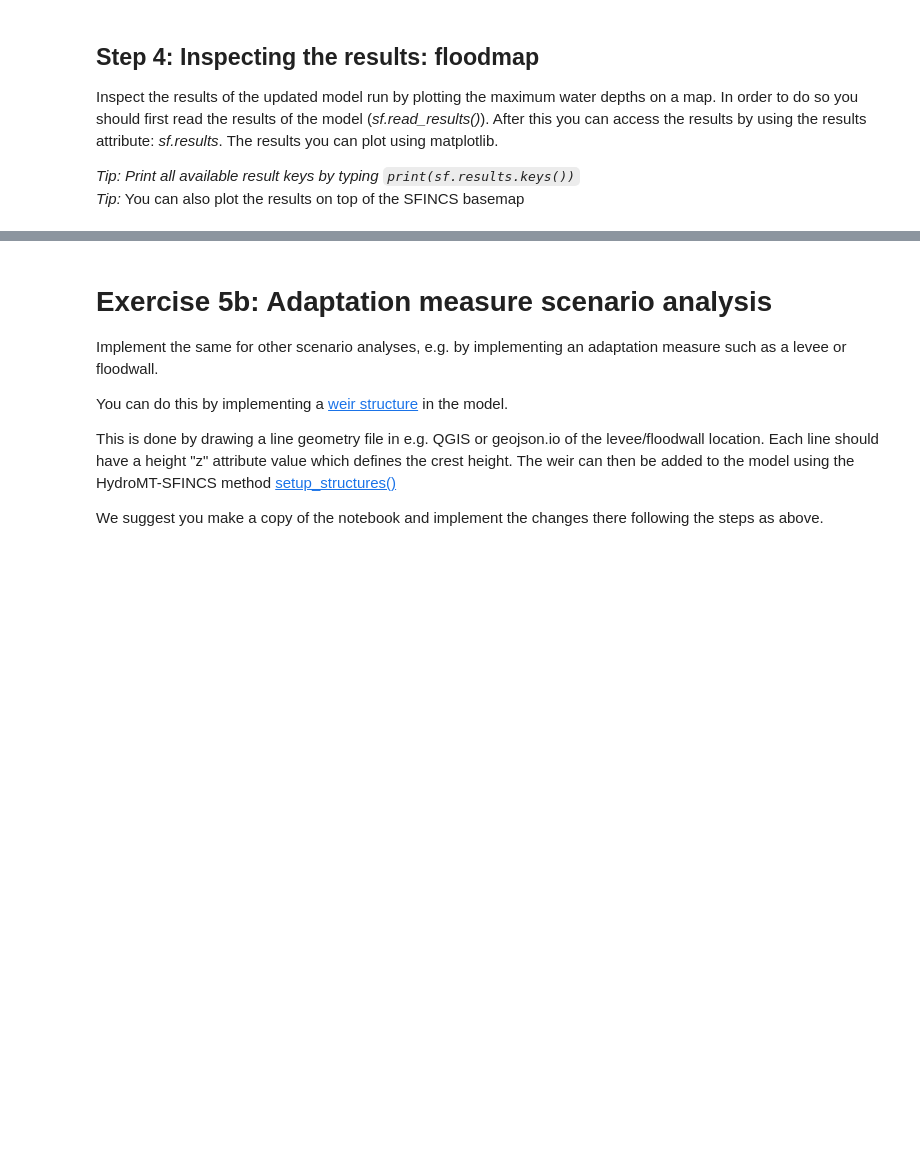
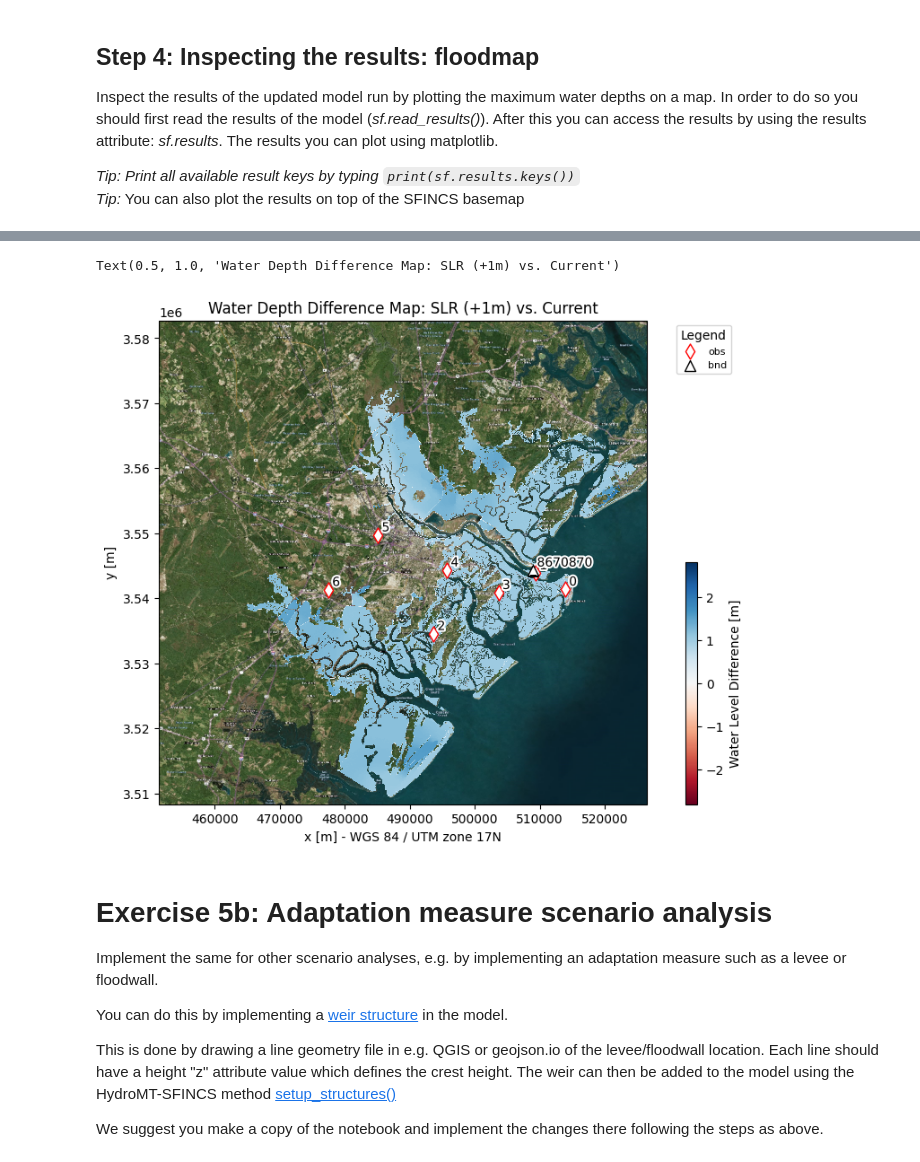
Before and after one commit to sd-59/Assignment_2_Coastal_flood_hazard_assessment-, a Jupyter notebook: notebooks/03_SFINCS_model_scenario_analysis.ipynb, the cells around one changed output, grey strips where cells are left out. Cells and saved outputs as stored; diff of their text form; code cells hidden in the pictures; blank space fills up the shorter version.

Commit message:
Floodmap difference added

```diff
--- a/notebooks/03_SFINCS_model_scenario_analysis.ipynb
+++ b/notebooks/03_SFINCS_model_scenario_analysis.ipynb
@@ -186,3 +237,37 @@ hmax_org = hydromt.open_raster(hmax_org_file)
+# %%
+# load the original maximum water depth and create a difference map
+# adapt and complete the code below
+
+hmax_org_file = Path(model_root_old, "hmax.tif")
+hmax_org = hydromt.open_raster(hmax_org_file)
+
+diff_map = hmax_subgrid - hmax_org
+diff_map.name = "Water Level Difference"
+diff_map.attrs["long_name"] = "Water Level Difference"
+diff_map.attrs["units"] = "m"
+
+min_val = diff_map.min().compute().item()
+max_val = diff_map.max().compute().item()
+
+limit = max(abs(min_val), abs(max_val))
+
+fig, ax = sf.plot_basemap(
+        variable=diff_map,
+        plot_bounds=False,
+        bmap="sat",      # Achtergrondkaart
+        zoomlevel=12,
+        figsize=(11, 7),
+        vmin=-limit,       # Minimumwaarde voor de kleurenbalk (pas aan indien nodig)
+        vmax=limit,        # Maximumwaarde voor de kleurenbalk
+        cmap="RdBu",     # Rood (afname) naar Blauw (toename)
+        # levels=20
+    )
+
+    # Voeg een titel toe
+ax.set_title(f"Water Depth Difference Map: SLR (+{slr}m) vs. Current")
+# %% [output]
+Text(0.5, 1.0, 'Water Depth Difference Map: SLR (+1m) vs. Current')
+[figure, added]
 # %% [markdown]
 # Exercise 5b: Adaptation measure scenario analysis
 
```
Also changed, not shown: parts of 9 cells of this notebook, 2 other files.
